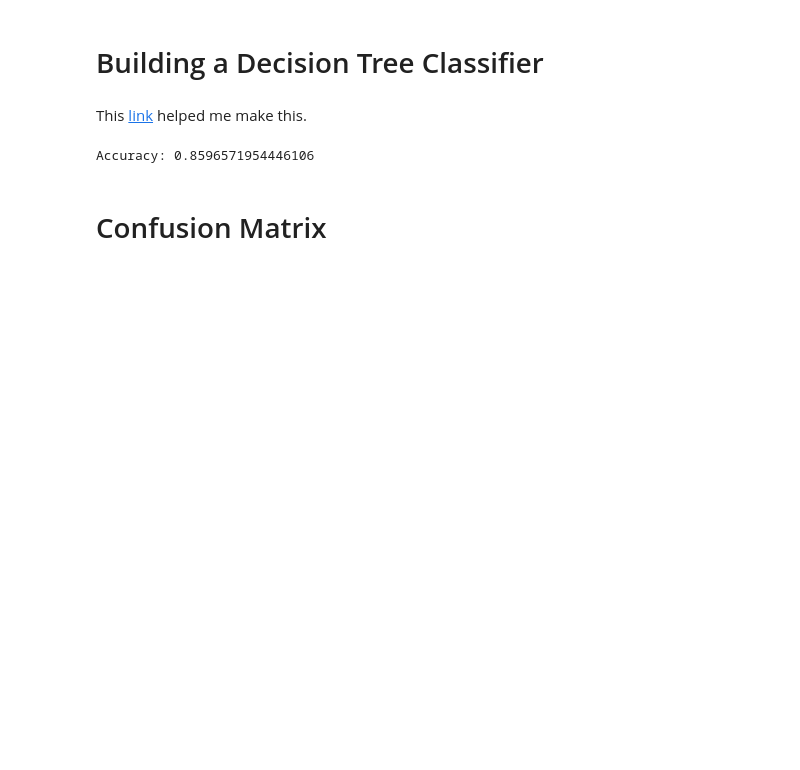
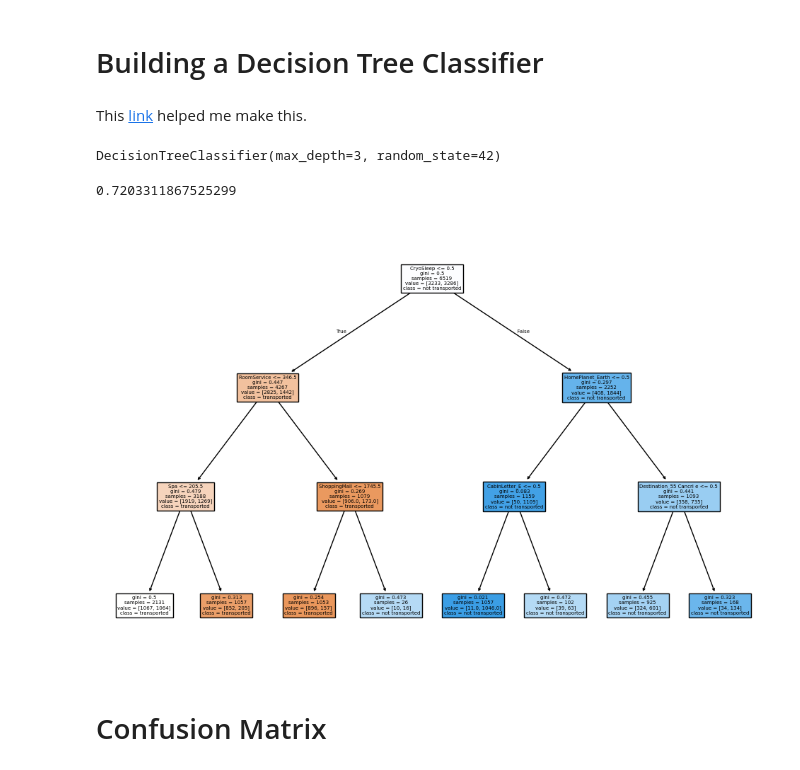
Before and after one commit to shuler7/DataMiningPublic, a Jupyter notebook: SpaceTitanic.ipynb, the cells around one changed output. Saved outputs shown, nothing was run; the diff lists cells and outputs as text; code cells hidden in the pictures; blank space fills up the shorter version.

```diff
--- a/SpaceTitanic.ipynb
+++ b/SpaceTitanic.ipynb
@@ -47,8 +33,19 @@ Index(['PassengerId', 'HomePlanet', 'CryoSleep', 'Cabin', 'Destination', 'Age',
+# %%
+#Define imputers
+from sklearn.impute import SimpleImputer
+# Create an imputer object with the desired strategy (e.g., mean, median, most_frequent)
+meanImputer = SimpleImputer(strategy='mean')
+frequentImputer = SimpleImputer(strategy='most_frequent')
+medianImputer = SimpleImputer(strategy='median')
+
+#Take the most frequent values to fill in NA
+X = pd.DataFrame(frequentImputer.fit_transform(X), columns=X.columns)
+X_TEST = pd.DataFrame(frequentImputer.fit_transform(X_TEST), columns=X_TEST.columns)
+
+#Encode categorical as True / False
+X = pd.get_dummies(X, columns=['HomePlanet', 'CabinLetter', 'Destination' ])
+X_TEST = pd.get_dummies(X_TEST, columns=['HomePlanet', 'CabinLetter', 'Destination' ])
 # %% [markdown]
 # Building a Decision Tree Classifier
 # %% [markdown]
 This [link](https://www.datacamp.com/tutorial/decision-tree-classification-python) helped me make this.
-# %%
-# Split the data into features and targets
-X = df[['Age','RoomService', 'FoodCourt', 'ShoppingMall', 'Spa', 'VRDeck']]
-Y = df['Transported']
@@ -71,9 +52,26 @@ Y_pred = clf.predict(X_test)
-# %%
-# Model Accuracy, how often is the classifier correct?
-from sklearn import metrics
-print("Accuracy:",metrics.accuracy_score(Y_test, Y_pred))
-# %% [output]
-Accuracy: 0.8596571954446106
+# %%
+from sklearn.tree import DecisionTreeClassifier
+
+tree_clf = DecisionTreeClassifier(max_depth=3, random_state=42)
+tree_clf.fit(X_train, y_train)
+# %% [output]
+DecisionTreeClassifier(max_depth=3, random_state=42)
+# %%
+tree_clf.score(X_test, y_test)
+# %% [output]
+0.7203311867525299
+# %%
+from sklearn import tree
+from sklearn.tree import DecisionTreeClassifier
+import matplotlib.pyplot as plt
+
+class_names = ['transported', 'not transported']
+
+plt.figure(figsize=(12, 8))
+tree.plot_tree(tree_clf, feature_names=X.columns, class_names = class_names, filled=True)
+plt.show()
+# %% [output]
+[figure, added]
 # %% [markdown]
 # Confusion Matrix
 # %%
```
Also changed, not shown: parts of 28 cells of this notebook.
